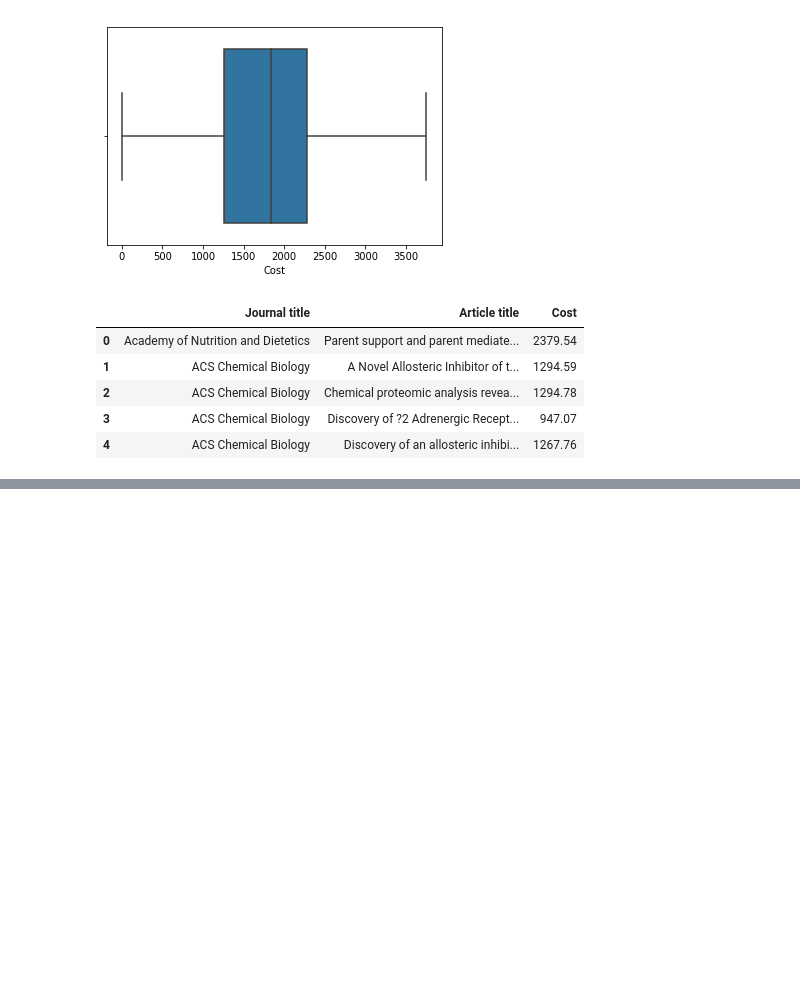
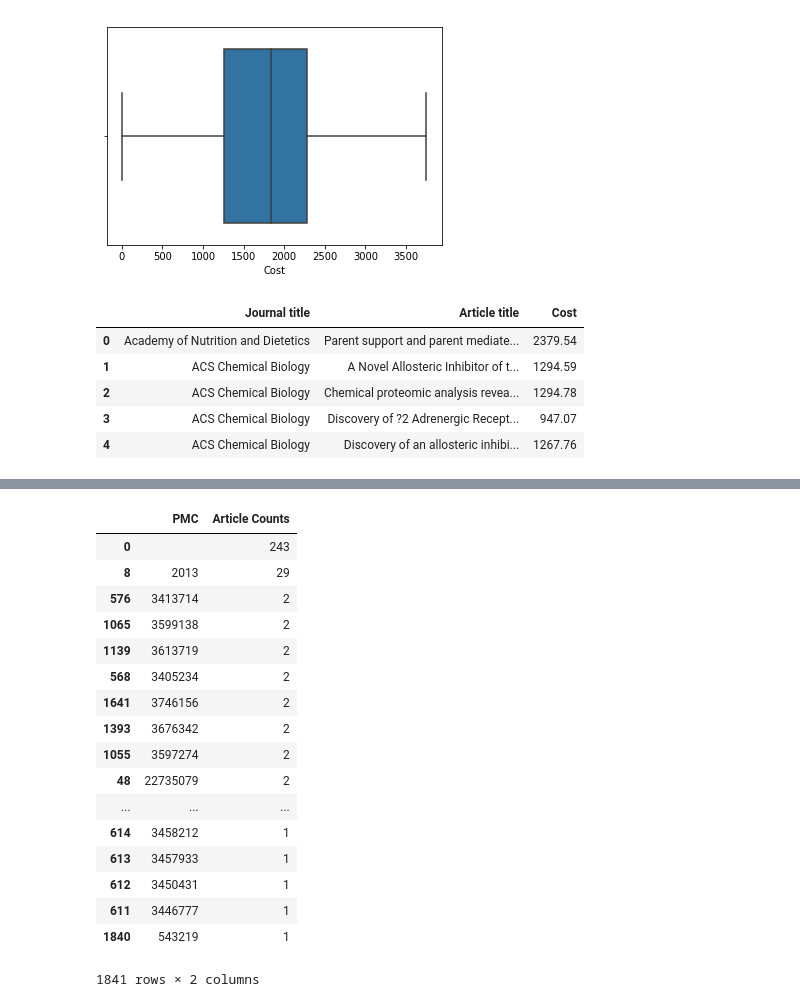
Before and after one commit to akim2034/Thinkful_DS_Bootcamp, a Jupyter notebook: Unit 1/Lesson 3/Challenge 1.3.6 Data Cleaning and Validation.ipynb, the cells around one changed output, grey strips where cells are left out. Cells and saved outputs as stored; diff of their text form; code cells hidden in the pictures; blank space fills up the shorter version.

```diff
--- a/Unit 1/Lesson 3/Challenge 1.3.6 Data Cleaning and Validation.ipynb
+++ b/Unit 1/Lesson 3/Challenge 1.3.6 Data Cleaning and Validation.ipynb
@@ -162,0 +206,26 @@ The 5 most common Journals and their respective article counts are:
+# %%
+# Group by PMCID and get the article counts for each journal.
+df_counts = df.groupby('PMID/PMCID').agg('count').reset_index()[['PMID/PMCID', 'Article title']]
+df_counts.columns = ['PMC', 'Article Counts']
+
+# Order by greatest to least article counts.
+df_counts.sort_values('Article Counts', ascending = False)
+# %% [output]
+|  | PMC | Article Counts |
+| 0 |  | 243 |
+| 8 | 2013 | 29 |
+| 576 | 3413714 | 2 |
+| 1065 | 3599138 | 2 |
+| 1139 | 3613719 | 2 |
+| 568 | 3405234 | 2 |
+| 1641 | 3746156 | 2 |
+| 1393 | 3676342 | 2 |
+| 1055 | 3597274 | 2 |
+| 48 | 22735079 | 2 |
+| ... | ... | ... |
+| 614 | 3458212 | 1 |
+| 613 | 3457933 | 1 |
+| 612 | 3450431 | 1 |
+| 611 | 3446777 | 1 |
+| 1840 | 543219 | 1 |
+1841 rows × 2 columns
```
Also changed, not shown: parts of 13 cells of this notebook, 3 other files.
